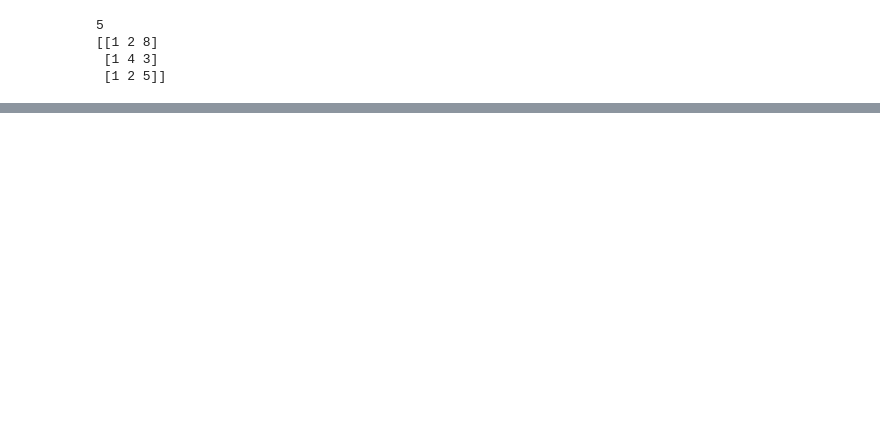
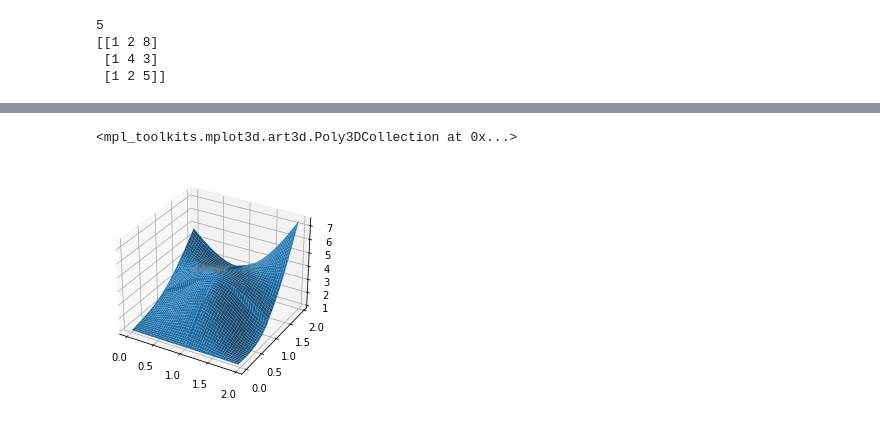
Before and after one commit to victorh1705/spline-bicubica-python, a Jupyter notebook: 0.1-relembrando_o_algoritmo.ipynb, the cells around one changed output, grey strips where cells are left out. Cells and saved outputs as stored; diff of their text form; code cells hidden in the pictures; blank space fills up the shorter version.

```diff
--- a/0.1-relembrando_o_algoritmo.ipynb
+++ b/0.1-relembrando_o_algoritmo.ipynb
@@ -456,0 +478,20 @@ print(np.flip(matriz, 0))
+# %%
+def getValor(x,y):
+    linha, coluna = math.floor(x),math.floor(y)
+    # index_inicial = 16 * ((colunas - 1) * linha + coluna)
+    index_inicial = 16 * ((linhas - 1) * coluna + linha)
+    resultado = [ X[index_inicial + 4*i + j]*(x**i)*(y**j) for i in range(4) for j in range(4)]
+    resultado = np.array(resultado)
+    return resultado.sum()
+# %%
+tamanho_bloco = 50
+
+eixo_x = np.arange(0, 2, (2/tamanho_bloco))
+eixo_y = np.arange(0, 2, (2/tamanho_bloco))
+
+xx, yy = np.meshgrid(eixo_x, eixo_y)
+pontos = np.c_[xx.ravel(), yy.ravel()]
+
+plot = [ getValor(x,y) for x,y in pontos]
+plot = np.array(plot)
+plot = np.reshape(plot, (-1, tamanho_bloco))
@@ -456,0 +536,6 @@ print(np.flip(matriz, 0))
+# %%
+ax = plt.axes(projection='3d')
+ax.plot_surface(X=xx, Y=yy, Z=plot)
+# %% [output]
+<mpl_toolkits.mplot3d.art3d.Poly3DCollection at 0x...>
+[figure, added]
```
Also changed, not shown: parts of 51 cells of this notebook, 6 other files.
